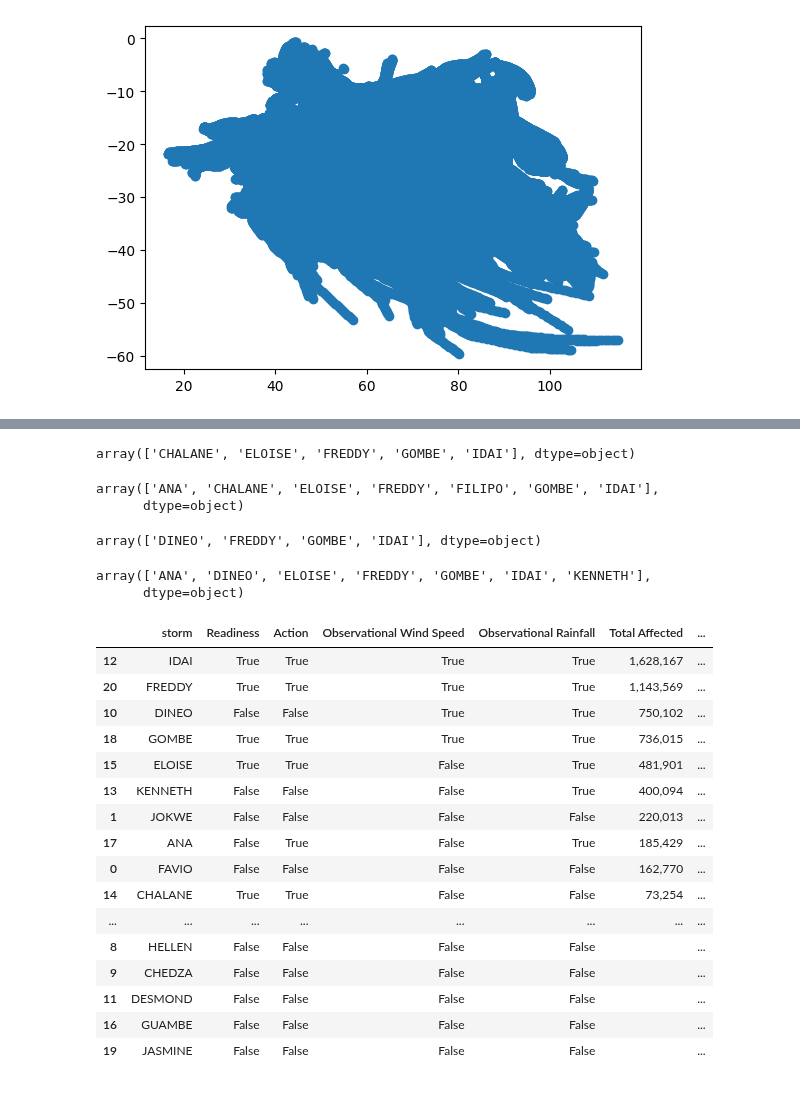
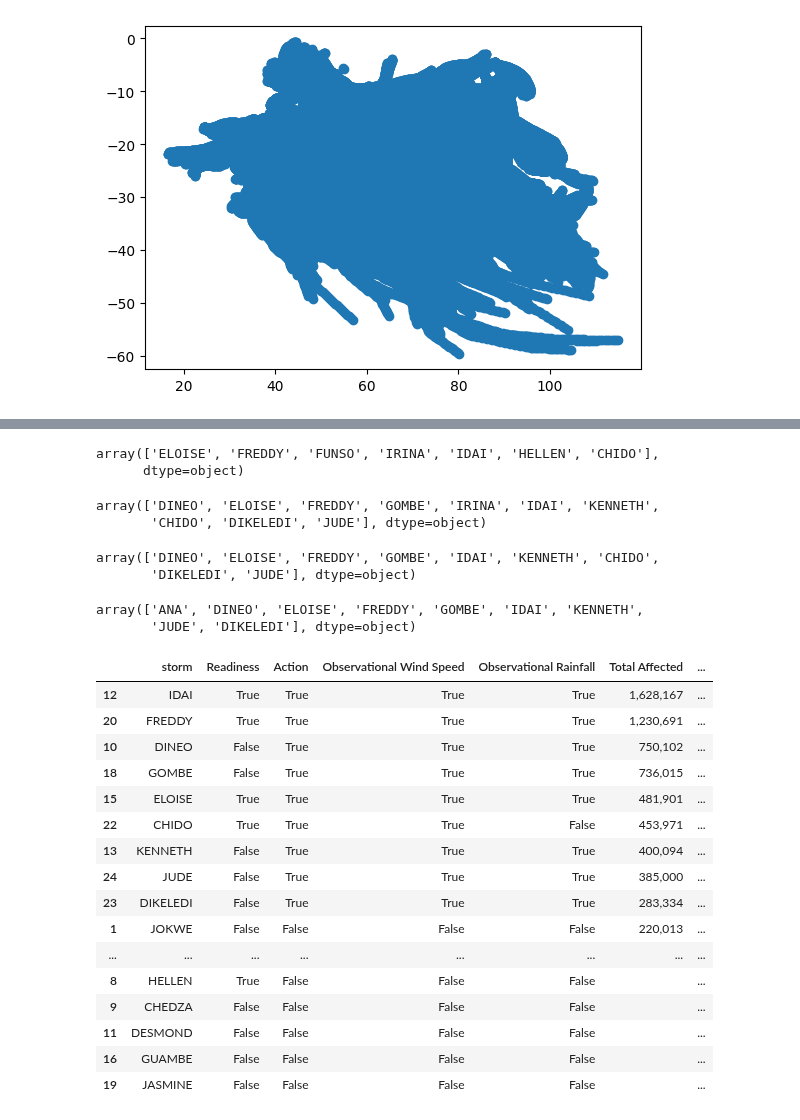
Before and after one commit to OCHA-DAP/ds-aa-moz-cyclones, a Jupyter notebook: analysis/04.1_historical_validation.ipynb, the cells around one changed output, grey strips where cells are left out. Saved outputs shown, nothing was run; the diff lists cells and outputs as text; code cells hidden in the pictures.

```diff
--- a/analysis/04.1_historical_validation.ipynb
+++ b/analysis/04.1_historical_validation.ipynb
@@ -420,34 +331,40 @@ else:
 # %%
 # readiness
-readiness_storms = mf_lr_on_land_adm2_df[
-    ((mf_lr_on_land_adm2_df["lt_hour"] > 72))
-    & (mf_lr_on_land_adm2_df["max_wind_kt"] >= (48))
+readiness_storms = mf_lr_on_land_adm1[
+    ((mf_lr_on_land_adm1["lt_hour"] > max_lead_time))
+    & (mf_lr_on_land_adm1["max_wind_kt"] >= (speed_threshold))
 ]["name"].unique()
+readiness_storms = np.concatenate((readiness_storms, ["CHIDO"]))
 readiness_storms
 # %% [output]
-array(['CHALANE', 'ELOISE', 'FREDDY', 'GOMBE', 'IDAI'], dtype=object)
+array(['ELOISE', 'FREDDY', 'FUNSO', 'IRINA', 'IDAI', 'HELLEN', 'CHIDO'],
+      dtype=object)
 # %%
 # action
-action_storms = mf_lr_on_land_adm2_df[
-    ((mf_lr_on_land_adm2_df["lt_hour"] >= 6))
-    & (mf_lr_on_land_adm2_df["lt_hour"] <= 72)
-    & (mf_lr_on_land_adm2_df["max_wind_kt"] >= (48))
+action_storms = mf_lr_on_land_adm1[
+    ((mf_lr_on_land_adm1["lt_hour"] >= 6))
+    & (mf_lr_on_land_adm1["lt_hour"] <= max_lead_time)
+    & (mf_lr_on_land_adm1["max_wind_kt"] >= (speed_threshold))
 ]["name"].unique()
+action_storms = np.concatenate((action_storms, ["CHIDO", "DIKELEDI", "JUDE"]))
+
 action_storms
 # %% [output]
-array(['ANA', 'CHALANE', 'ELOISE', 'FREDDY', 'FILIPO', 'GOMBE', 'IDAI'],
-      dtype=object)
+array(['DINEO', 'ELOISE', 'FREDDY', 'GOMBE', 'IRINA', 'IDAI', 'KENNETH',
+       'CHIDO', 'DIKELEDI', 'JUDE'], dtype=object)
 # %%
 # observational
 obs_ws_storms = mf_lr_on_land_adm1[
-    ((mf_lr_on_land_adm1["lt_hour"] == 0))
-    & (mf_lr_on_land_adm1["max_wind_kt"] >= (48))
+    ((mf_lr_on_land_adm1["lt_hour"] < 6))
+    & (mf_lr_on_land_adm1["max_wind_kt"] >= (speed_threshold))
 ]["name"].unique()
+obs_ws_storms = np.concatenate((obs_ws_storms, ["CHIDO", "DIKELEDI", "JUDE"]))
+
 obs_ws_storms
 # %% [output]
-array(['DINEO', 'FREDDY', 'GOMBE', 'IDAI'], dtype=object)
+array(['DINEO', 'ELOISE', 'FREDDY', 'GOMBE', 'IDAI', 'KENNETH', 'CHIDO',
+       'DIKELEDI', 'JUDE'], dtype=object)
 # %%
-AA_DATA_DIR = Path(os.getenv("AA_DATA_DIR"))
 rain_df = pd.read_csv(
     AA_DATA_DIR
     / "public"
@@ -464,10 +381,11 @@ obs_rain_storms = imerg_sum_df[imerg_sum_df["median_precip"] >= 55][
 ].unique()
 # rename IDAI 1 to IDAI
 obs_rain_storms[obs_rain_storms == "IDAI 1"] = "IDAI"
+obs_rain_storms = np.concatenate((obs_rain_storms, ["JUDE", "DIKELEDI"]))
 obs_rain_storms
 # %% [output]
-array(['ANA', 'DINEO', 'ELOISE', 'FREDDY', 'GOMBE', 'IDAI', 'KENNETH'],
-      dtype=object)
+array(['ANA', 'DINEO', 'ELOISE', 'FREDDY', 'GOMBE', 'IDAI', 'KENNETH',
+       'JUDE', 'DIKELEDI'], dtype=object)
 # %%
 # Lists of storm events
 df["Readiness"] = [storm in readiness_storms for storm in all_storms]
@@ -493,25 +411,6 @@ df = df[
 # Sort the DataFrame by 'Total Affected' in descending order
 # Round values in 'Total Affected' and 'CERF Allocations' columns
 df_sorted = df.sort_values(by="Total Affected", ascending=False)
-
-
-# Define functions for highlighting and coloring bars
-def highlight_true(val):
-    color = "red" if val else ""
-    return f"background-color: {color}"
-
-
-def color_bar_affected(val):
-    if isinstance(val, (int, float)) and not pd.isna(val):
-        return f'background: linear-gradient(90deg, orange {val/df_sorted["Total Affected"].max()*100}%, transparent {val/df_sorted["Total Affected"].max()*100}%);'
-    return ""
-
-
-def color_bar_cerf(val):
-    if isinstance(val, (int, float)) and not pd.isna(val):
-        return f'background: linear-gradient(90deg, green {val/df_sorted["CERF Allocations"].max()*100}%, transparent {val/df_sorted["CERF Allocations"].max()*100}%);'
-    return ""
-
 
 # Apply styling
 styled_df = (
@@ -519,44 +418,44 @@ styled_df = (
         highlight_true,
         subset=[
             "Readiness",
             "Action",
             "Observational Wind Speed",
             "Observational Rainfall",
         ],
     )
     .map(color_bar_affected, subset=["Total Affected"])
     .map(color_bar_cerf, subset=["CERF Allocations"])
     .format(
         {
             "Total Affected": lambda x: (
                 f"{int(x):,}" if pd.notna(x) else ""
             ),  # Format with commas, no decimals, NaN as blank
             "CERF Allocations": lambda x: (
                 f"{int(x):,}" if pd.notna(x) else ""
             ),  # Format with commas, no decimals, NaN as blank
         }
     )
     .set_table_styles(
         {"": [{"selector": "table", "props": "background-color: white;"}]}
     )
 )
 
 # Display the styled DataFrame
 styled_df
 # %% [output]
 |  | storm | Readiness | Action | Observational Wind Speed | Observational Rainfall | Total Affected | ... |
 | 12 | IDAI | True | True | True | True | 1,628,167 | ... |
-| 20 | FREDDY | True | True | True | True | 1,143,569 | ... |
-| 10 | DINEO | False | False | True | True | 750,102 | ... |
-| 18 | GOMBE | True | True | True | True | 736,015 | ... |
-| 15 | ELOISE | True | True | False | True | 481,901 | ... |
-| 13 | KENNETH | False | False | False | True | 400,094 | ... |
+| 20 | FREDDY | True | True | True | True | 1,230,691 | ... |
+| 10 | DINEO | False | True | True | True | 750,102 | ... |
+| 18 | GOMBE | False | True | True | True | 736,015 | ... |
+| 15 | ELOISE | True | True | True | True | 481,901 | ... |
+| 22 | CHIDO | True | True | True | False | 453,971 | ... |
+| 13 | KENNETH | False | True | True | True | 400,094 | ... |
+| 24 | JUDE | False | True | True | True | 385,000 | ... |
+| 23 | DIKELEDI | False | True | True | True | 283,334 | ... |
 | 1 | JOKWE | False | False | False | False | 220,013 | ... |
-| 17 | ANA | False | True | False | True | 185,429 | ... |
-| 0 | FAVIO | False | False | False | False | 162,770 | ... |
-| 14 | CHALANE | True | True | False | False | 73,254 | ... |
 | ... | ... | ... | ... | ... | ... | ... | ... |
-| 8 | HELLEN | False | False | False | False |  | ... |
+| 8 | HELLEN | True | False | False | False |  | ... |
 | 9 | CHEDZA | False | False | False | False |  | ... |
 | 11 | DESMOND | False | False | False | False |  | ... |
 | 16 | GUAMBE | False | False | False | False |  | ... |
```
Also changed, not shown: parts of 17 cells of this notebook, 37 other files.
